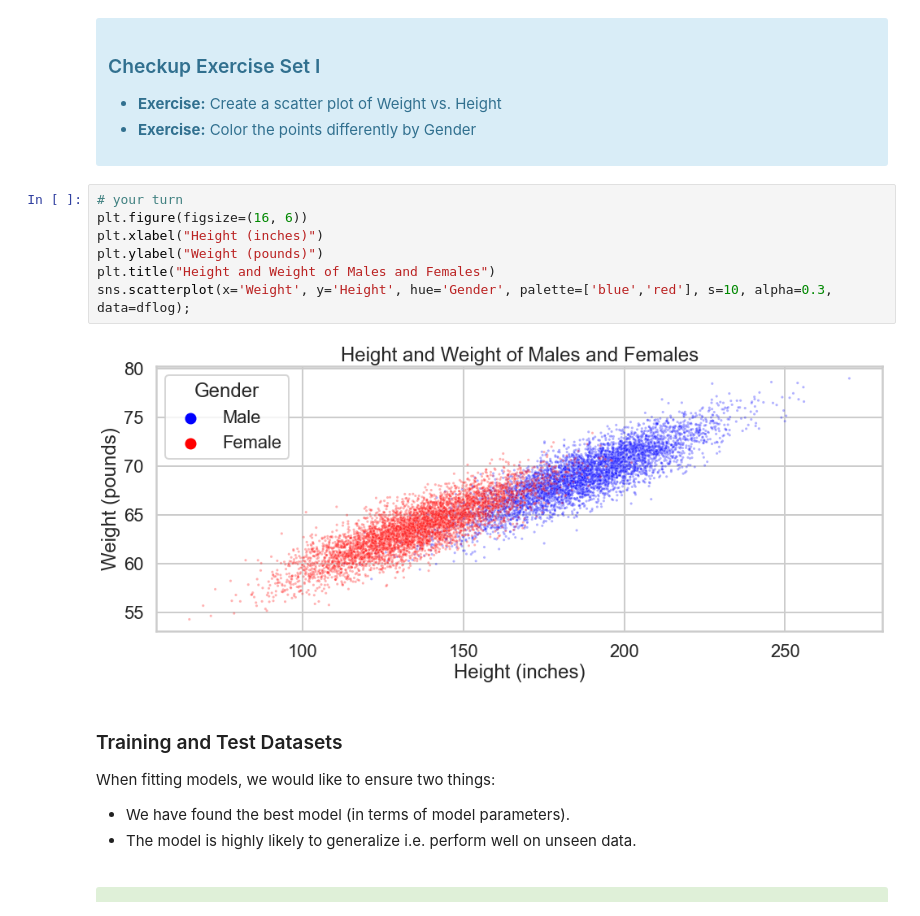
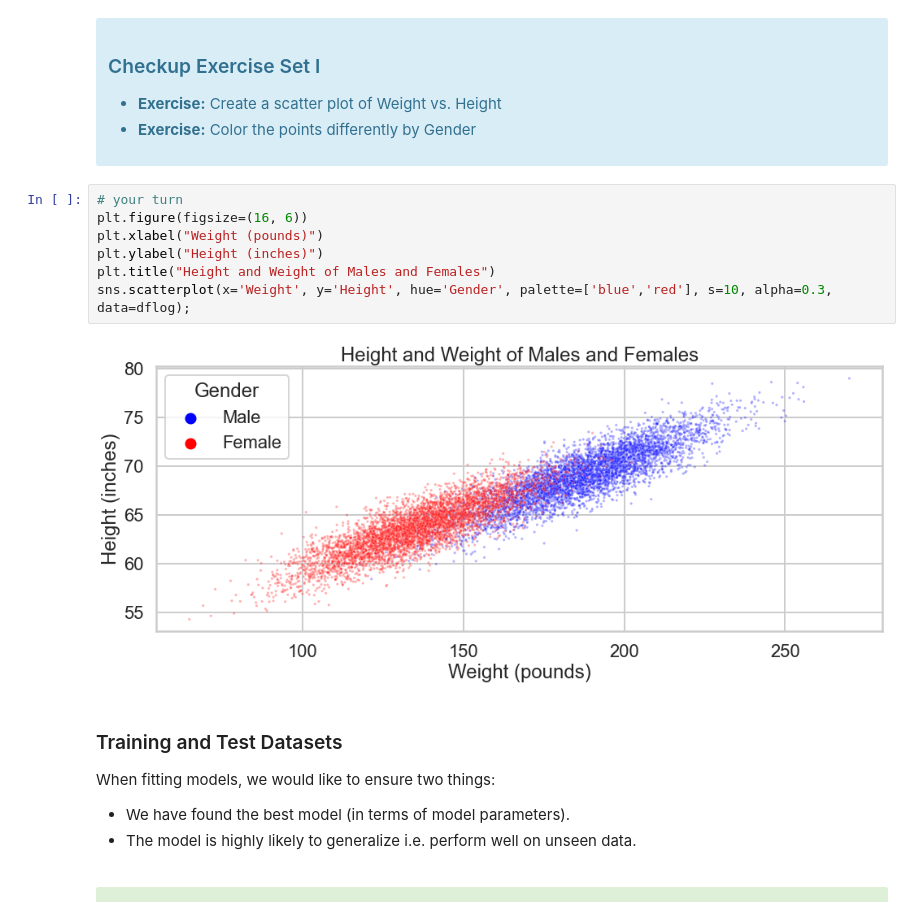
Before and after one commit to bmensah/springboard, a Jupyter notebook: logistic_regression/Logistic Regression Advanced Case Study.ipynb, the cells around one changed output. Drawn from its saved outputs; the diff is of its cells as text.

```diff
--- a/logistic_regression/Logistic Regression Advanced Case Study.ipynb
+++ b/logistic_regression/Logistic Regression Advanced Case Study.ipynb
@@ -123,12 +123,12 @@ with the "response" or "label" $y$ as a plain array of 0s and 1s for binary clas
 # %%
 # your turn
 plt.figure(figsize=(16, 6))
-plt.xlabel("Height (inches)")
-plt.ylabel("Weight (pounds)")
+plt.xlabel("Weight (pounds)")
+plt.ylabel("Height (inches)")
 plt.title("Height and Weight of Males and Females")
 sns.scatterplot(x='Weight', y='Height', hue='Gender', palette=['blue','red'], s=10, alpha=0.3, data=dflog);
 # %% [output]
-[figure, old version]
+[figure, new version]
 # %% [markdown]
 ### Training and Test Datasets
 
```
